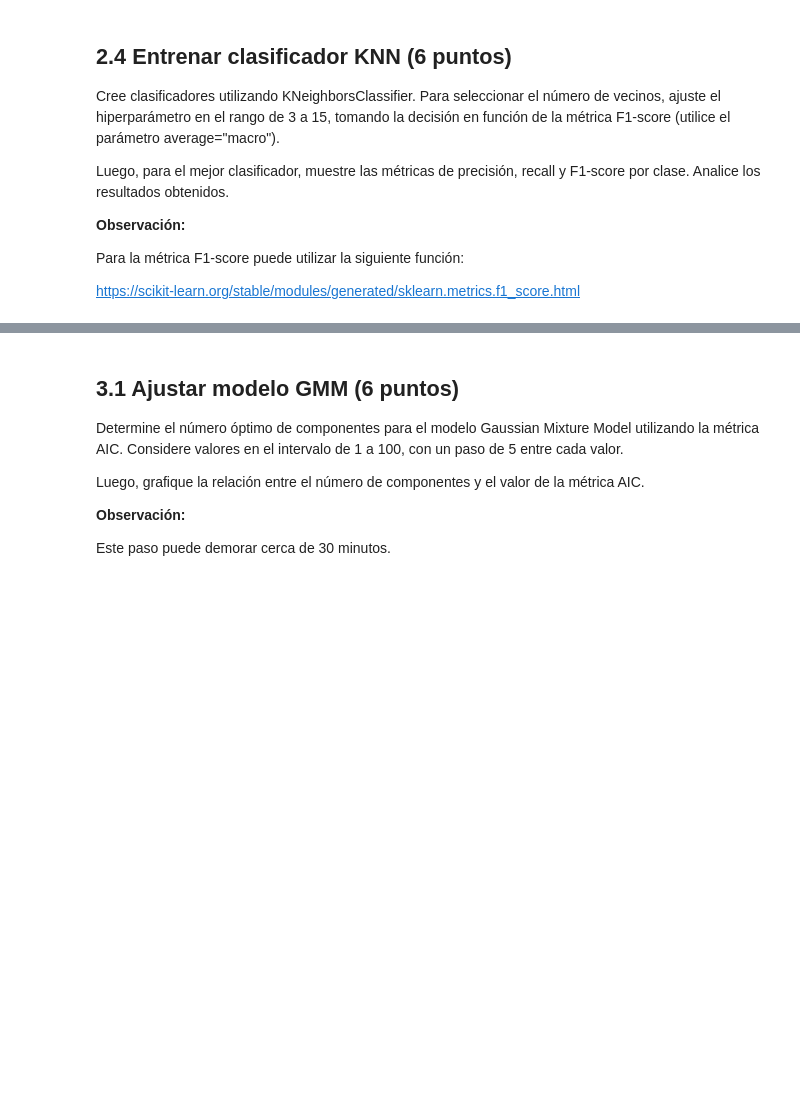
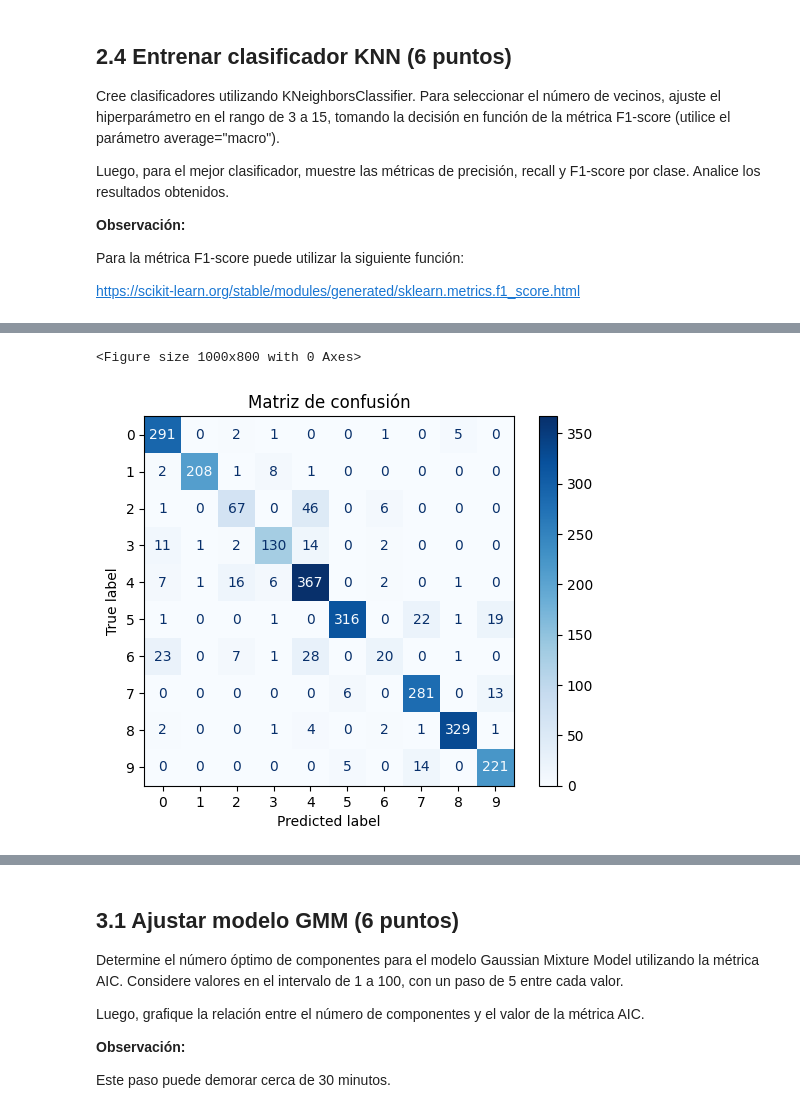
Before and after one commit to VicenteLavagnino/IIC2433, a Jupyter notebook: Tareas/T3/T3-VicenteLavagnino.ipynb, the cells around one changed output, grey strips where cells are left out. Saved outputs shown, nothing was run; the diff lists cells and outputs as text; code cells hidden in the pictures; blank space fills up the shorter version.

```diff
--- a/Tareas/T3/T3-VicenteLavagnino.ipynb
+++ b/Tareas/T3/T3-VicenteLavagnino.ipynb
@@ -149,0 +263,9 @@ RESPUESTA
+# %%
+# Separamos el dataset en train y test, considerando un 20% para test.
+X_train, X_test, y_train, y_test = train_test_split(X_pca, y, test_size=0.2, random_state=42, stratify=y)
+
+# Imprimimos las dimensiones de los conjuntos train y test.
+print(f"Dimensiones del conjunto de entrenamiento: {X_train.shape}")
+print(f"Dimensiones del conjunto de prueba: {X_test.shape}")
+print(f"Dimensiones de la variable objetivo de entrenamiento: {y_train.shape}")
+print(f"Dimensiones de la variable objetivo de prueba: {y_test.shape}")
@@ -163,0 +297,22 @@ RESPUESTA:
+# %%
+# Entrenamos el clasificador KNN para diferentes valores de k y calculamos la métrica F1-score.
+
+f1_scores = []
+
+for k in range(3, 16):
+    knn = KNeighborsClassifier(n_neighbors=k)
+    knn.fit(X_train, y_train)
+    y_pred = knn.predict(X_test)
+    f1_scores.append(f1_score(y_test, y_pred, average="macro"))
+    print(f"F1-score para k={k}: {f1_scores[-1]}")
+
+best_k = range(3, 16)[np.argmax(f1_scores)]
+print(f"El mejor valor de k es: {best_k}")
+
+# Entrenamos el clasificador KNN con el mejor valor de k.
+knn = KNeighborsClassifier(n_neighbors=best_k)
+knn.fit(X_train, y_train)
+
+# Calculamos las métricas de precisión, recall y F1-score por clase.
+y_pred = knn.predict(X_test)
+print(classification_report(y_test, y_pred))
@@ -178,0 +358,13 @@ RESPUESTA:
+# %%
+# Matriz de confusión
+conf_matrix = confusion_matrix(y_test, y_pred)
+disp = ConfusionMatrixDisplay(confusion_matrix=conf_matrix, display_labels=range(10))
+
+# Graficamos la matriz de confusión
+plt.figure(figsize=(10, 8))
+disp.plot(cmap=plt.cm.Blues)
+plt.title('Matriz de confusión')
+plt.show()
+# %% [output]
+<Figure size 1000x800 with 0 Axes>
+[figure, added]
```
Also changed, not shown: parts of 34 cells of this notebook.
